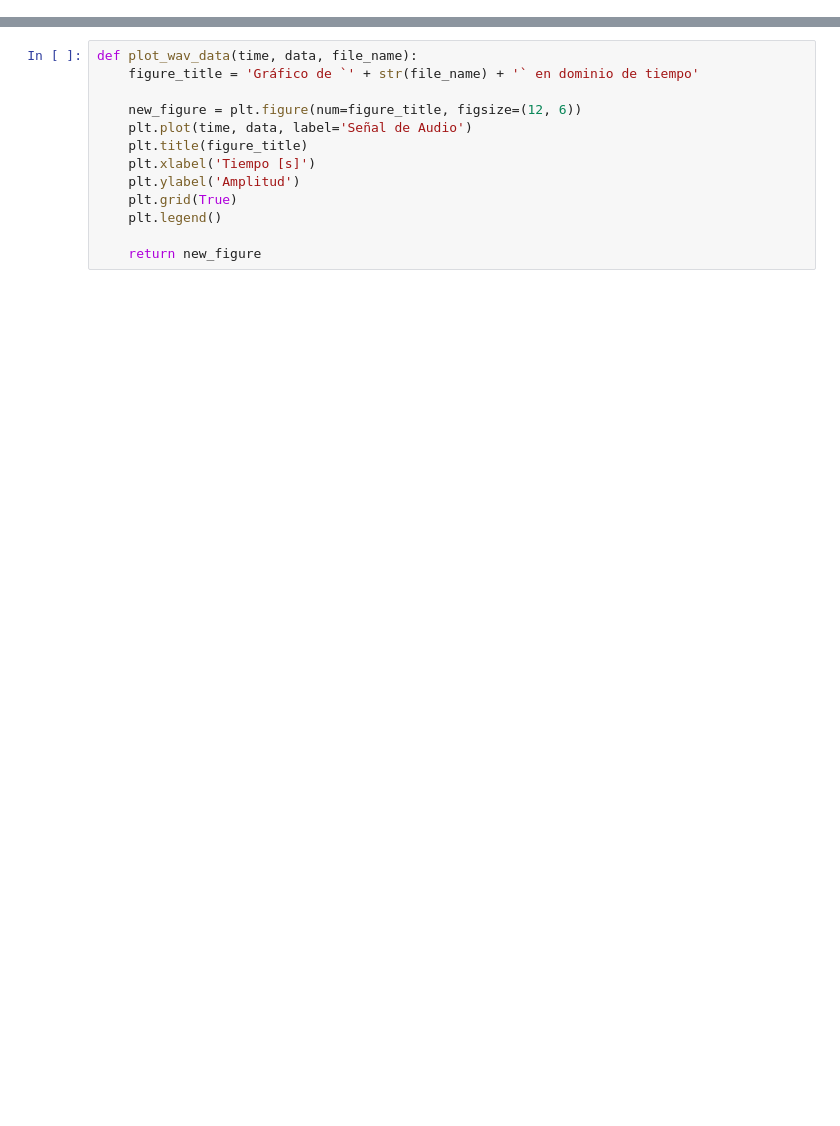
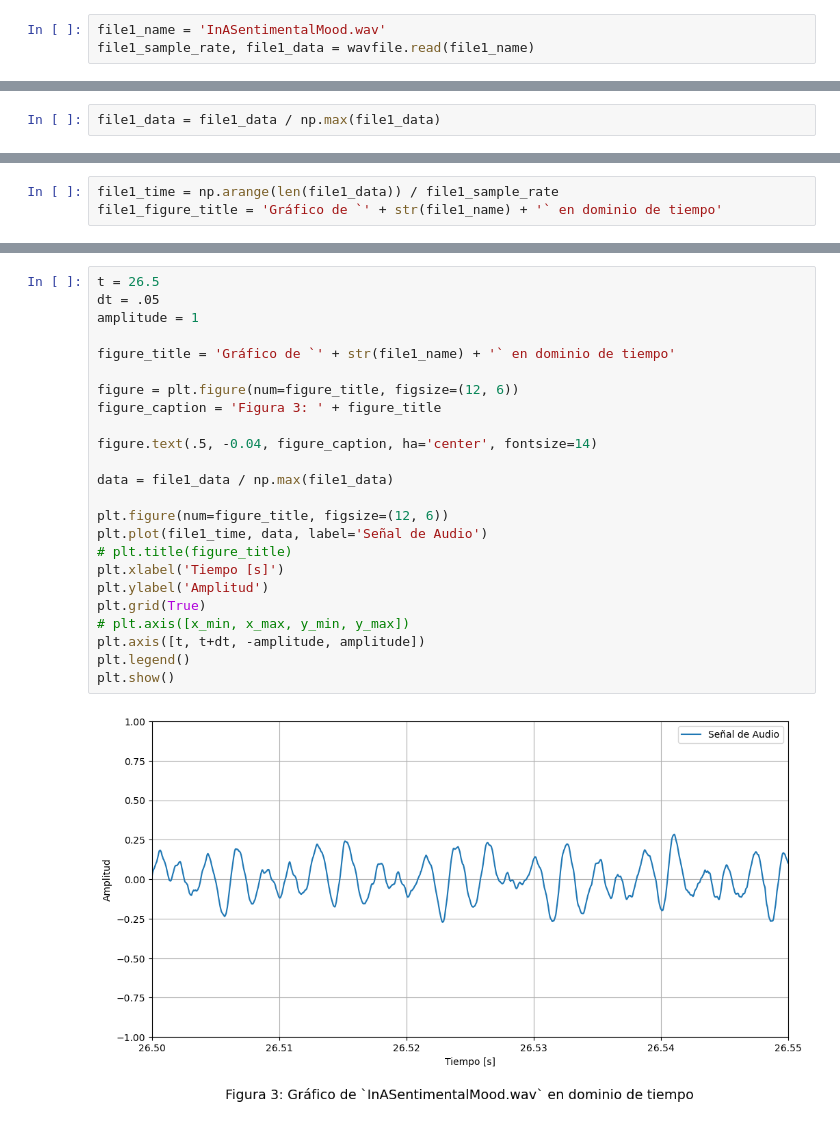
Before and after one commit to mjkloeckner/TB065, a Jupyter notebook: primera_parte/tpe_primera_parte.ipynb, the cells around one changed output, grey strips where cells are left out. Drawn from its saved outputs; the diff is of its cells as text; blank space fills up the shorter version.

```diff
--- a/primera_parte/tpe_primera_parte.ipynb
+++ b/primera_parte/tpe_primera_parte.ipynb
@@ -48,0 +35,3 @@ plt.show()
+# %%
+file1_name = 'InASentimentalMood.wav'
+file1_sample_rate, file1_data = wavfile.read(file1_name)
@@ -48,0 +41,2 @@ plt.show()
+# %%
+file1_data = file1_data / np.max(file1_data)
@@ -48,0 +50,3 @@ plt.show()
+# %%
+file1_time = np.arange(len(file1_data)) / file1_sample_rate
+file1_figure_title = 'Gráfico de `' + str(file1_name) + '` en dominio de tiempo'
@@ -49,13 +103,26 @@ plt.show()
 # %%
-def plot_wav_data(time, data, file_name):
-    figure_title = 'Gráfico de `' + str(file_name) + '` en dominio de tiempo'
+t = 26.5
+dt = .05
+amplitude = 1
 
-    new_figure = plt.figure(num=figure_title, figsize=(12, 6))
-    plt.plot(time, data, label='Señal de Audio')
-    plt.title(figure_title)
-    plt.xlabel('Tiempo [s]')
-    plt.ylabel('Amplitud')
-    plt.grid(True)
-    plt.legend()
+figure_title = 'Gráfico de `' + str(file1_name) + '` en dominio de tiempo'
 
-    return new_figure
+figure = plt.figure(num=figure_title, figsize=(12, 6))
+figure_caption = 'Figura 3: ' + figure_title
+
+figure.text(.5, -0.04, figure_caption, ha='center', fontsize=14)
+
+data = file1_data / np.max(file1_data)
+
+plt.figure(num=figure_title, figsize=(12, 6))
+plt.plot(file1_time, data, label='Señal de Audio')
+# plt.title(figure_title)
+plt.xlabel('Tiempo [s]')
+plt.ylabel('Amplitud')
+plt.grid(True)
+# plt.axis([x_min, x_max, y_min, y_max])
+plt.axis([t, t+dt, -amplitude, amplitude])
+plt.legend()
+plt.show()
+# %% [output]
+[figure, added]
```
Also changed, not shown: parts of 19 cells of this notebook.
